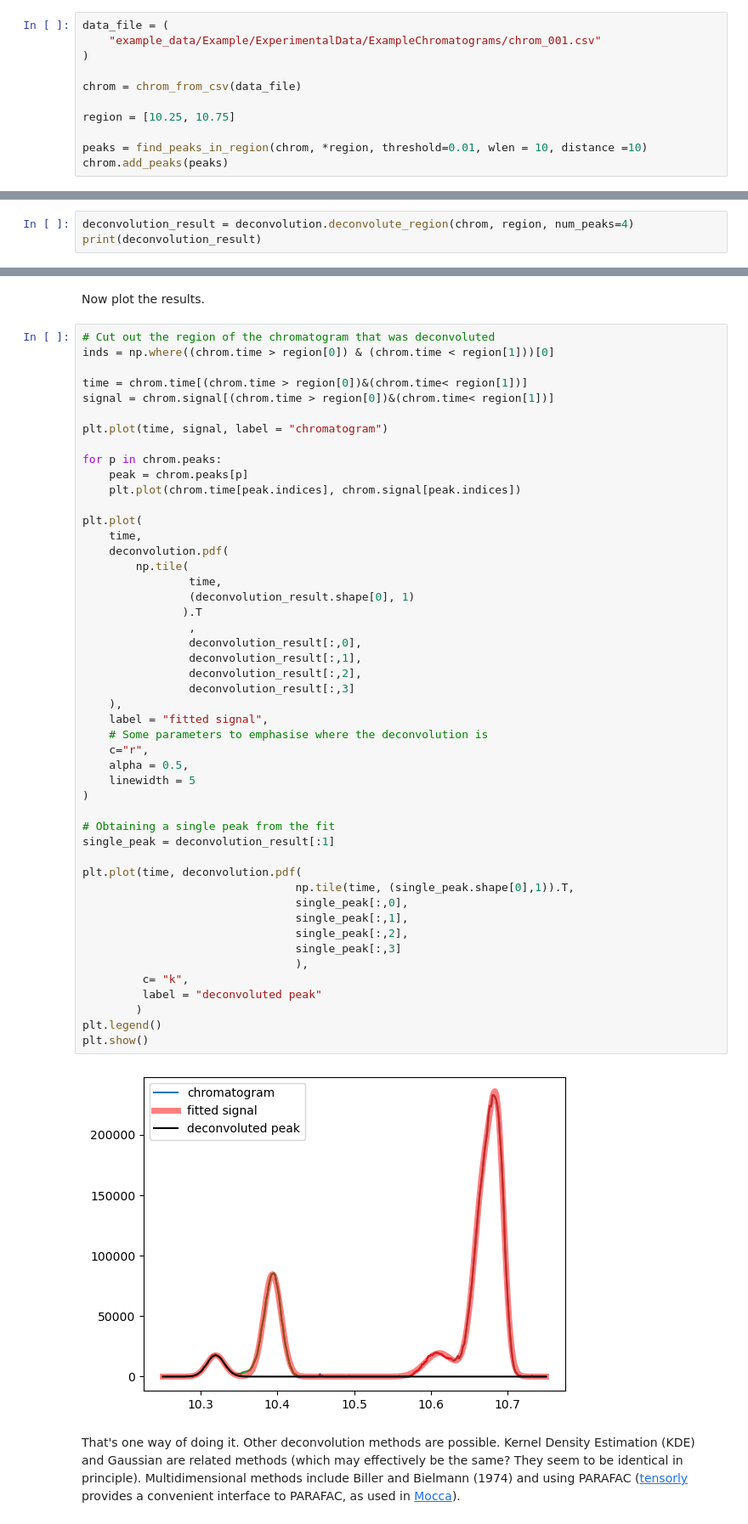
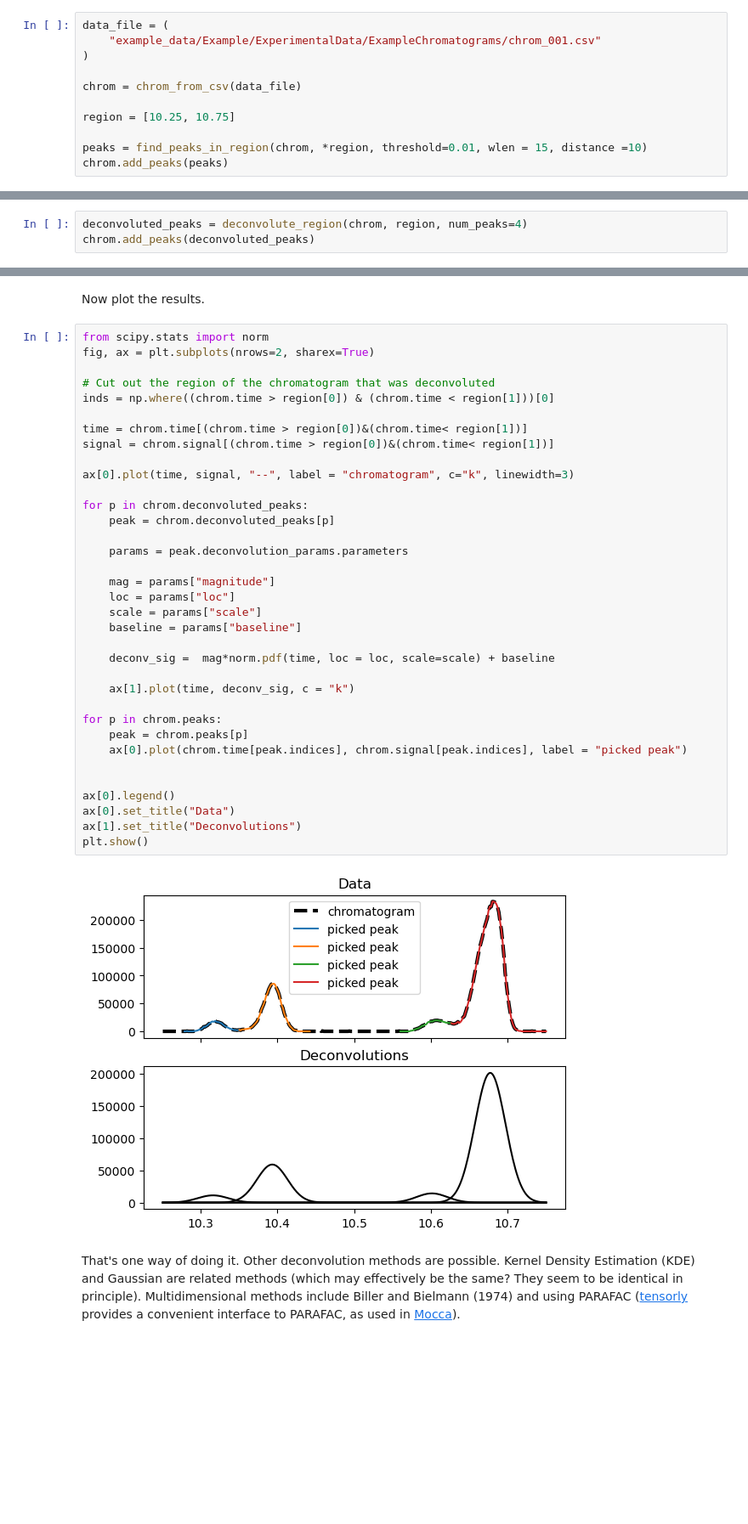
Before and after one commit to Will-Robin/ChromProcess, a Jupyter notebook: Tutorials/ChromProcess_Introduction_3_deconvolution.ipynb, the cells around one changed output, grey strips where cells are left out. Shown at 85% size. Drawn from its saved outputs; the diff is of its cells as text; blank space fills up the shorter version.

Commit message:
update deconvolution code interface

```diff
--- a/Tutorials/ChromProcess_Introduction_3_deconvolution.ipynb
+++ b/Tutorials/ChromProcess_Introduction_3_deconvolution.ipynb
@@ -23,12 +23,12 @@ chrom = chrom_from_csv(data_file)
 
 region = [10.25, 10.75]
 
-peaks = find_peaks_in_region(chrom, *region, threshold=0.01, wlen = 10, distance =10)
+peaks = find_peaks_in_region(chrom, *region, threshold=0.01, wlen = 15, distance =10)
 chrom.add_peaks(peaks)
 # %% [markdown]
 Run the deconvolution operation. Note that the number of peaks to be fitted can be specified, but it does not necessarily have to be the same as the number of peaks in the chromatogram. Preferably, the two are equal.
 
 The result is an array with a row for each picked peak, containing the peak magnitude, position, standard deviation (width) and baseline.
 # %%
-deconvolution_result = deconvolution.deconvolute_region(chrom, region, num_peaks=4)
-print(deconvolution_result)
+deconvoluted_peaks = deconvolute_region(chrom, region, num_peaks=4)
+chrom.add_peaks(deconvoluted_peaks)
@@ -42,54 +35,41 @@ Deconvolution warning: deconvoluting more peaks than specified.
 # %% [markdown]
 Now plot the results.
 # %%
+from scipy.stats import norm
+fig, ax = plt.subplots(nrows=2, sharex=True)
+
 # Cut out the region of the chromatogram that was deconvoluted
 inds = np.where((chrom.time > region[0]) & (chrom.time < region[1]))[0]
 
 time = chrom.time[(chrom.time > region[0])&(chrom.time< region[1])]
 signal = chrom.signal[(chrom.time > region[0])&(chrom.time< region[1])]
 
-plt.plot(time, signal, label = "chromatogram")
+ax[0].plot(time, signal, "--", label = "chromatogram", c="k", linewidth=3)
+
+for p in chrom.deconvoluted_peaks:
+    peak = chrom.deconvoluted_peaks[p]
+
+    params = peak.deconvolution_params.parameters
+
+    mag = params["magnitude"]
+    loc = params["loc"]
+    scale = params["scale"]
+    baseline = params["baseline"]
+
+    deconv_sig =  mag*norm.pdf(time, loc = loc, scale=scale) + baseline
+
+    ax[1].plot(time, deconv_sig, c = "k")
 
 for p in chrom.peaks:
     peak = chrom.peaks[p]
-    plt.plot(chrom.time[peak.indices], chrom.signal[peak.indices])
+    ax[0].plot(chrom.time[peak.indices], chrom.signal[peak.indices], label = "picked peak")
 
-plt.plot(
-    time,
-    deconvolution.pdf(
-        np.tile(
-                time,
-                (deconvolution_result.shape[0], 1)
-               ).T
-                ,
-                deconvolution_result[:,0],
-                deconvolution_result[:,1],
-                deconvolution_result[:,2],
-                deconvolution_result[:,3]
-    ),
-    label = "fitted signal",
-    # Some parameters to emphasise where the deconvolution is
-    c="r",
-    alpha = 0.5,
-    linewidth = 5
-)
 
-# Obtaining a single peak from the fit
-single_peak = deconvolution_result[:1]
-
-plt.plot(time, deconvolution.pdf(
-                                np.tile(time, (single_peak.shape[0],1)).T,
-                                single_peak[:,0],
-                                single_peak[:,1],
-                                single_peak[:,2],
-                                single_peak[:,3]
-                                ),
-         c= "k",
-         label = "deconvoluted peak"
-        )
-plt.legend()
+ax[0].legend()
+ax[0].set_title("Data")
+ax[1].set_title("Deconvolutions")
 plt.show()
 # %% [output]
-[figure, old version]
+[figure, new version]
 # %% [markdown]
 That's one way of doing it. Other deconvolution methods are possible. Kernel Density Estimation (KDE) and Gaussian are related methods (which may effectively be the same? They seem to be identical in principle). Multidimensional methods include Biller and Bielmann (1974) and using PARAFAC ([tensorly](http://tensorly.org/stable/index.html) provides a convenient interface to PARAFAC, as used in [Mocca](https://github.com/HaasCP/mocca)).
```
Also changed, not shown: parts of 2 cells of this notebook, 7 other files.
